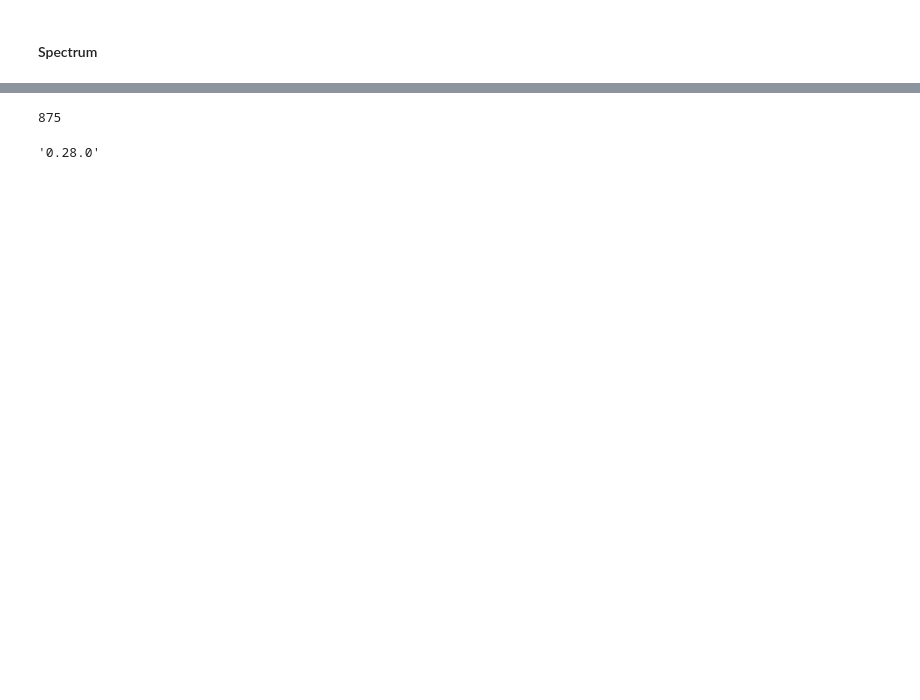
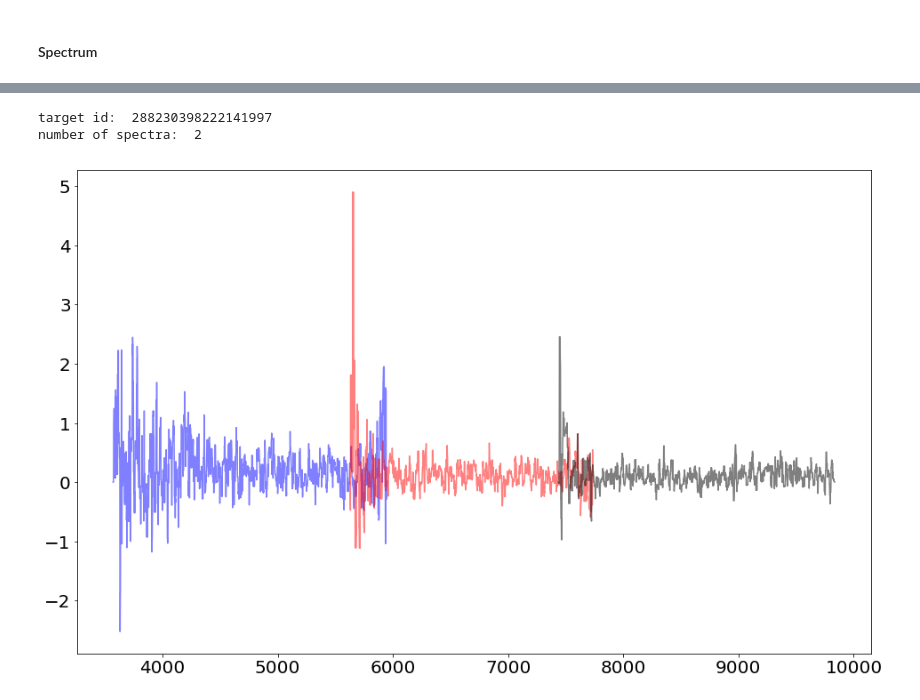
Before and after one commit to Yucheng-Zhang/desi_nbs, a Jupyter notebook: elg_zfails.ipynb, the cells around one changed output, grey strips where cells are left out. Saved outputs shown, nothing was run; the diff lists cells and outputs as text; code cells hidden in the pictures; blank space fills up the shorter version.

Commit message:
looking into spectrum for one target

```diff
--- a/elg_zfails.ipynb
+++ b/elg_zfails.ipynb
@@ -466,8 +418,37 @@ specobj.fibermap
-# %%
-specobj.num_targets()
-# %% [output]
-875
-# %%
-desispec.__version__
-# %% [output]
-'0.28.0'
+# %%
+# specobj for one target
+specot = specobj.select(targets=[tid])
+# just make sure
+assert specot.target_ids()[0]==tid
+
+print('target id: ', specot.target_ids()[0])
+print('number of spectra: ', specot.num_spectra())
+# %% [output]
+target id:  288230398222141997
+number of spectra:  2
+# %%
+bwave = specot.wave['b']
+rwave = specot.wave['r']
+zwave = specot.wave['z']
+# %%
+bflux = specot.flux['b']
+rflux = specot.flux['r']
+zflux = specot.flux['z']
+# %%
+from scipy.signal import medfilt
+
+# plot the spectrum
+rcParams['figure.figsize'] = [16, 10]
+rcParams['font.size'] = 20
+fig, (ax) = plt.subplots(1, 1)
+
+ss = 0
+ks = 15 # kernel_size
+
+ax.plot(bwave, medfilt(bflux[ss], ks), 'b', alpha=0.5)
+ax.plot(rwave, medfilt(rflux[ss], ks), 'r', alpha=0.5)
+ax.plot(zwave, medfilt(zflux[ss], ks), 'k', alpha=0.5)
+
+plt.show()
+# %% [output]
+[figure, added]
```
Also changed, not shown: parts of 6 cells of this notebook, 1 other file.
